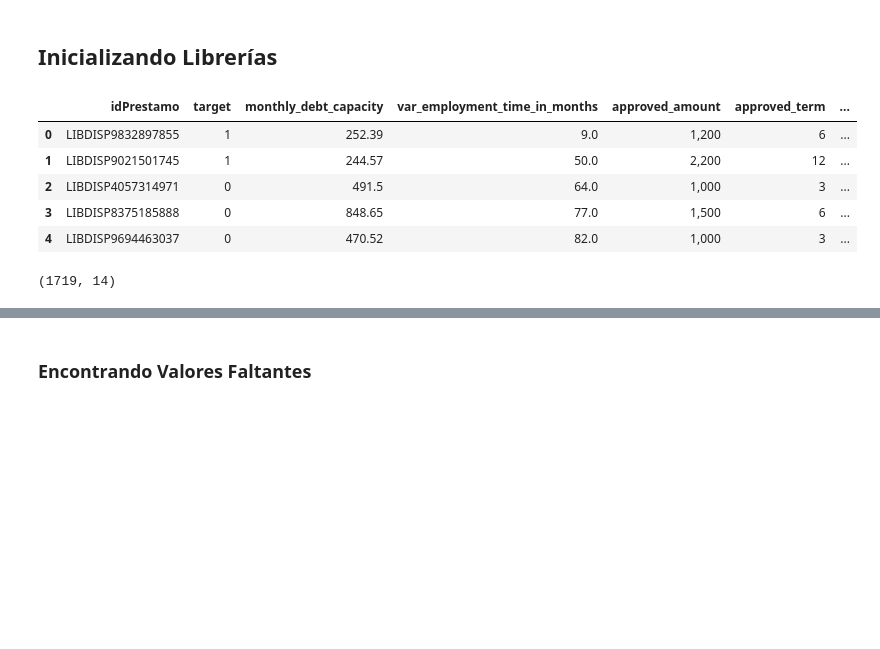
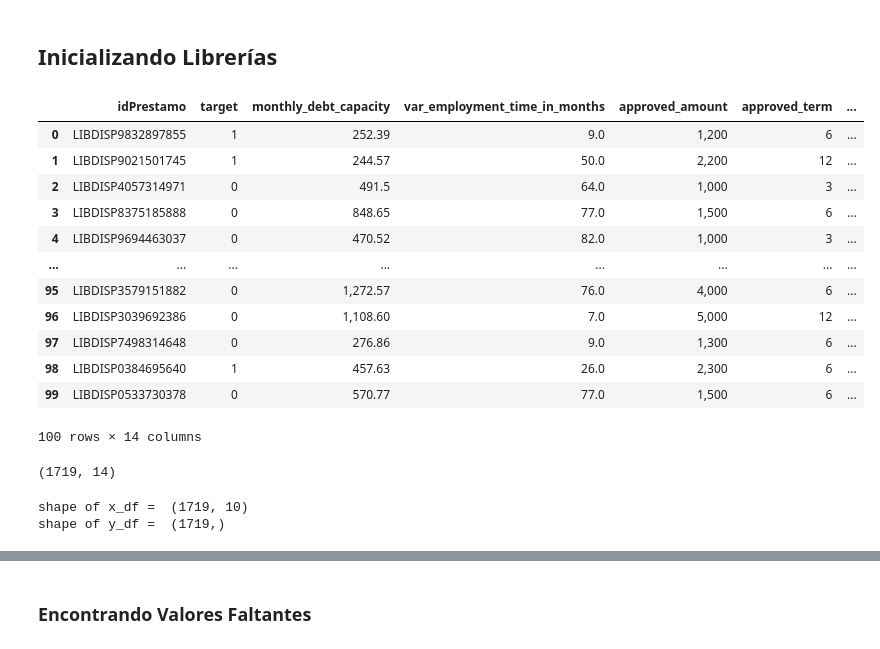
Before and after one commit to AbrahamG20/TPMachineLearning, a Jupyter notebook: TP_Machine_Learning.ipynb, the cells around one changed output, grey strips where cells are left out. Drawn from its saved outputs; the diff is of its cells as text; code cells hidden in the pictures; blank space fills up the shorter version.

```diff
--- a/TP_Machine_Learning.ipynb
+++ b/TP_Machine_Learning.ipynb
@@ -11,14 +11,30 @@ df = pd.read_csv('datos_banco.csv',encoding = "ISO-8859-1")
 # %%
-df.head()
+df.head(100)
 # %% [output]
 |  | idPrestamo | target | monthly_debt_capacity | var_employment_time_in_months | approved_amount | approved_term | ... |
 | 0 | LIBDISP9832897855 | 1 | 252.39 | 9.0 | 1,200 | 6 | ... |
 | 1 | LIBDISP9021501745 | 1 | 244.57 | 50.0 | 2,200 | 12 | ... |
 | 2 | LIBDISP4057314971 | 0 | 491.5 | 64.0 | 1,000 | 3 | ... |
 | 3 | LIBDISP8375185888 | 0 | 848.65 | 77.0 | 1,500 | 6 | ... |
 | 4 | LIBDISP9694463037 | 0 | 470.52 | 82.0 | 1,000 | 3 | ... |
+| ... | ... | ... | ... | ... | ... | ... | ... |
+| 95 | LIBDISP3579151882 | 0 | 1,272.57 | 76.0 | 4,000 | 6 | ... |
+| 96 | LIBDISP3039692386 | 0 | 1,108.60 | 7.0 | 5,000 | 12 | ... |
+| 97 | LIBDISP7498314648 | 0 | 276.86 | 9.0 | 1,300 | 6 | ... |
+| 98 | LIBDISP0384695640 | 1 | 457.63 | 26.0 | 2,300 | 6 | ... |
+| 99 | LIBDISP0533730378 | 0 | 570.77 | 77.0 | 1,500 | 6 | ... |
+100 rows × 14 columns
 # %%
 df.shape
 # %% [output]
 (1719, 14)
+# %%
+x_df = df.drop(["target","person_gender","default_request_term","default_request_amount"], axis = 1)
+y_df = df["target"]
+
+print("shape of x_df = ", x_df.shape)
+print("shape of y_df = ", y_df.shape)
+# %% [output]
+shape of x_df =  (1719, 10)
+shape of y_df =  (1719,)
 # %%
```
Also changed, not shown: parts of 12 cells of this notebook.
